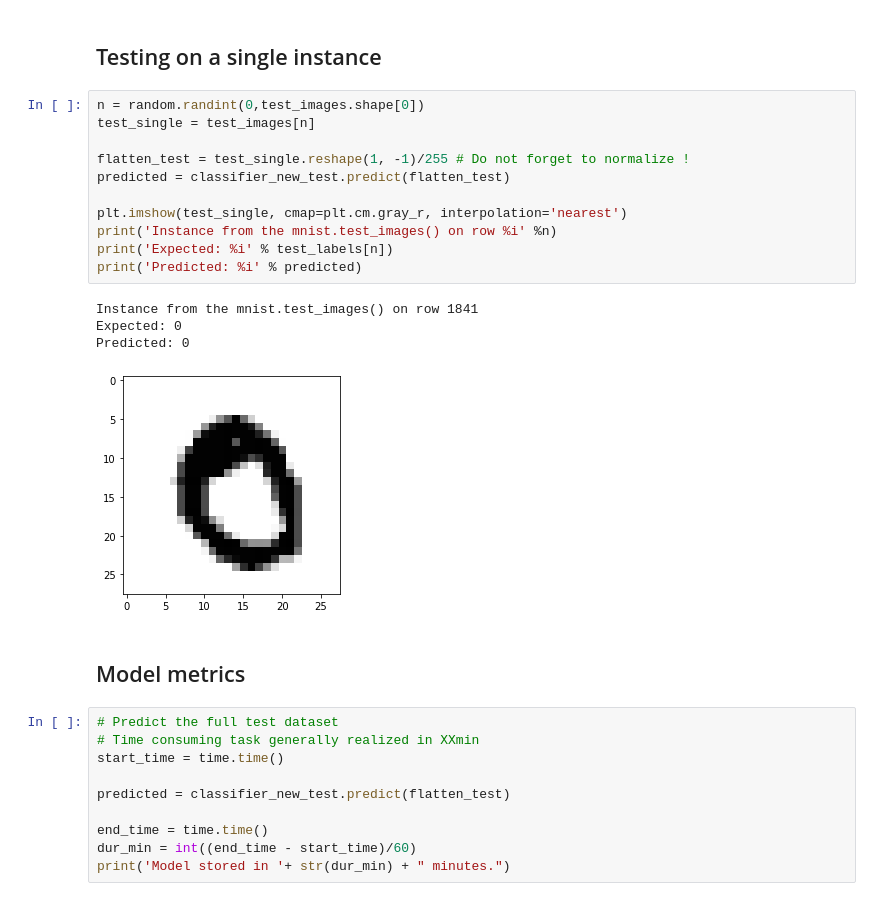
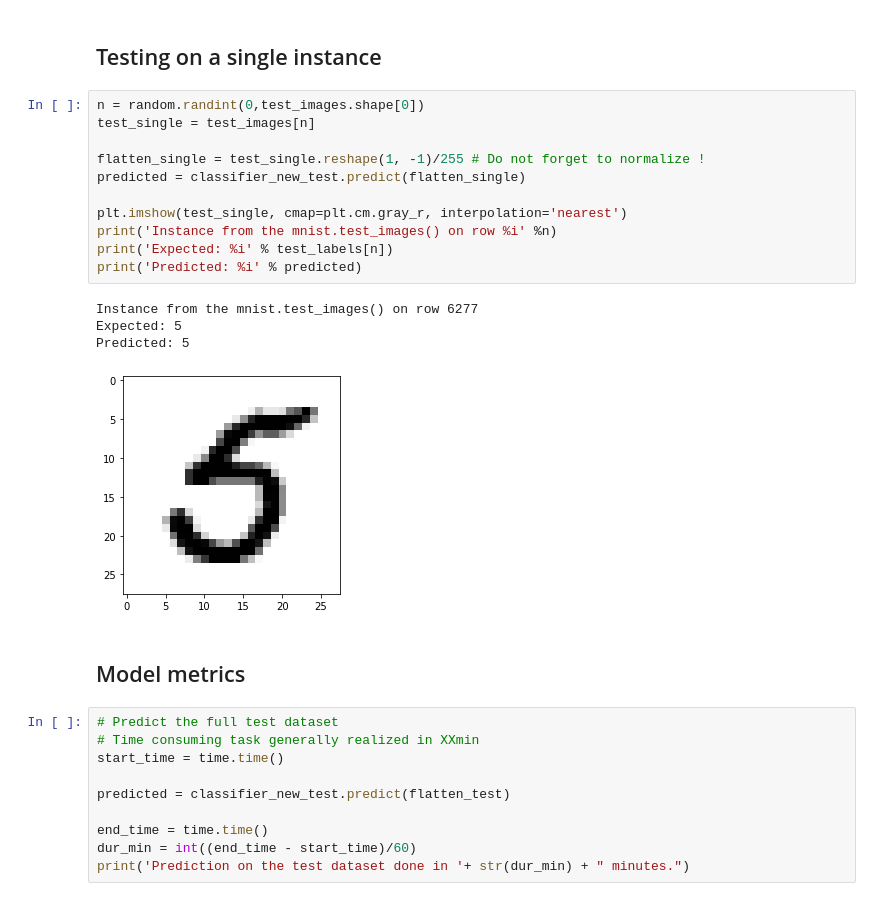
Before and after one commit to guillaume-azarias/Models, a Jupyter notebook: mnist/mnist_v2.ipynb, the cells around one changed output. Drawn from its saved outputs; the diff is of its cells as text.

```diff
--- a/mnist/mnist_v2.ipynb
+++ b/mnist/mnist_v2.ipynb
@@ -151,19 +149,19 @@ SVC(C=1.0, cache_size=200, class_weight=None, coef0=0.0,
 # %%
 n = random.randint(0,test_images.shape[0])
 test_single = test_images[n]
 
-flatten_test = test_single.reshape(1, -1)/255 # Do not forget to normalize !
-predicted = classifier_new_test.predict(flatten_test)
+flatten_single = test_single.reshape(1, -1)/255 # Do not forget to normalize !
+predicted = classifier_new_test.predict(flatten_single)
 
 plt.imshow(test_single, cmap=plt.cm.gray_r, interpolation='nearest')
 print('Instance from the mnist.test_images() on row %i' %n)
 print('Expected: %i' % test_labels[n])
 print('Predicted: %i' % predicted)
 # %% [output]
-Instance from the mnist.test_images() on row 1841
-Expected: 0
-Predicted: 0
+Instance from the mnist.test_images() on row 6277
+Expected: 5
+Predicted: 5
-[figure, old version]
+[figure, new version]
 # %% [markdown]
 ## Model metrics
 # %%
@@ -175,4 +173,4 @@ predicted = classifier_new_test.predict(flatten_test)
 
 end_time = time.time()
 dur_min = int((end_time - start_time)/60)
-print('Model stored in '+ str(dur_min) + " minutes.")
+print('Prediction on the test dataset done in '+ str(dur_min) + " minutes.")
```
Also changed, not shown: parts of 8 cells of this notebook.
